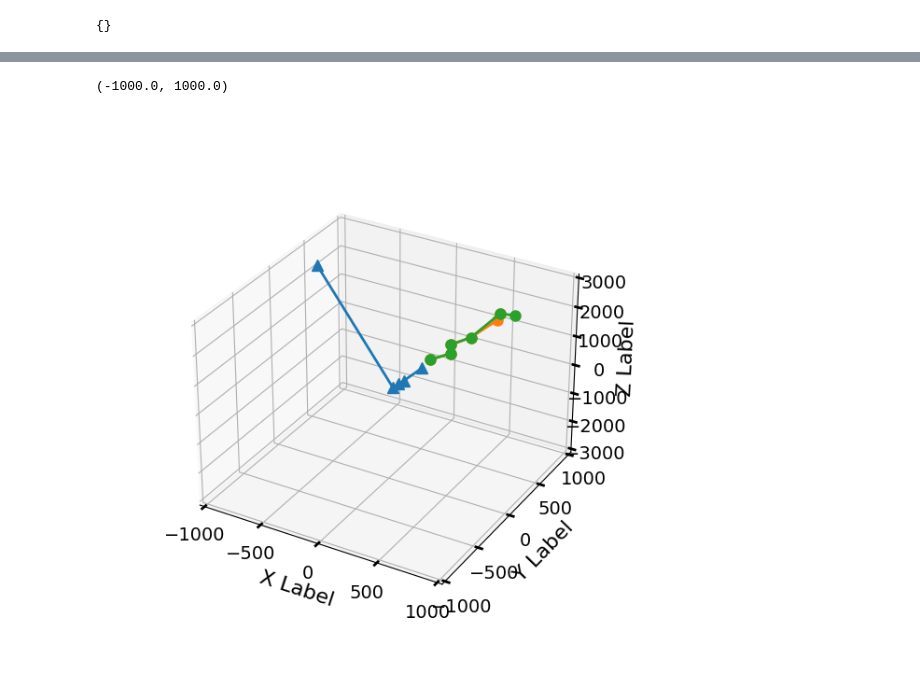
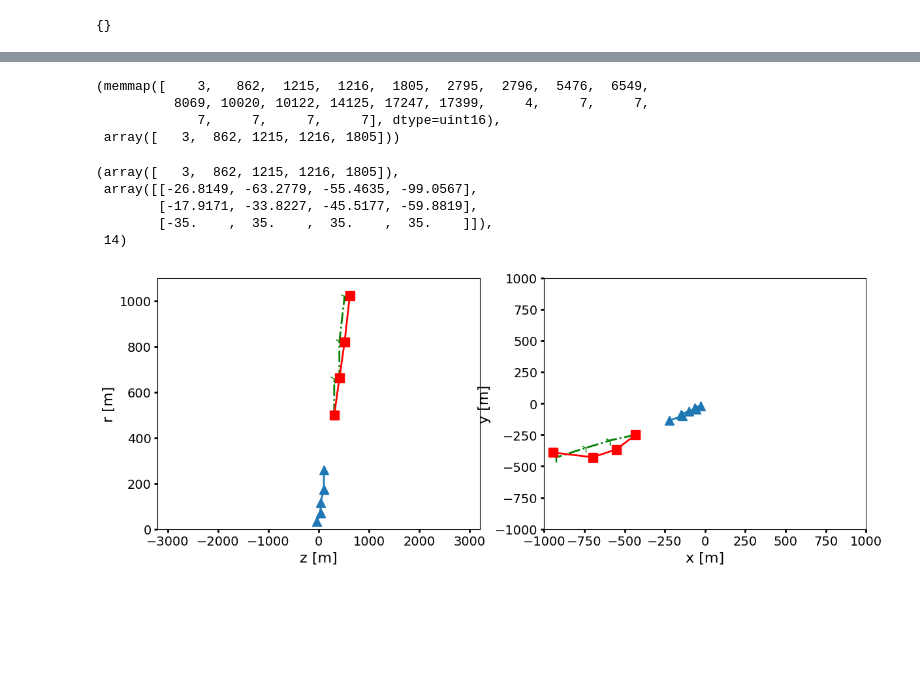
Before and after one commit to xju2/HEP-GPT, a Jupyter notebook: notebooks/Evaluation.ipynb, the cells around one changed output, grey strips where cells are left out. Drawn from its saved outputs; the diff is of its cells as text; code cells hidden in the pictures; blank space fills up the shorter version.

```diff
--- a/notebooks/Evaluation.ipynb
+++ b/notebooks/Evaluation.ipynb
@@ -158,2 +145,0 @@ detector[ (detector.volume_id == module_info[0]) & (detector.layer_id == module_
-# %%
-idx = 10921 - UNKNOWN_TOKEN - 1
@@ -165,31 +146,3 @@ module[["cx", "cy", "cz"]].tolist()
-# %%
-true_track = [10921, 11092, 11262, 11430, 18690, 18692]
-
-def get_position(module_ids):
-    array = np.array([detector.iloc[idx - UNKNOWN_TOKEN - 1][["cx", "cy", "cz"]].tolist() for idx in module_ids])
-    return array.T
-
-seed_positions = get_position(seeds)
-true_track_positions = get_position(true_track)
-generated_track = get_position([10921, 11092, 11262, 11430, 18692, 18693])
-# %%
-ax = plt.figure(figsize=(6,6)).add_subplot(projection='3d')
-
-ax.plot(seed_positions[0], seed_positions[1], seed_positions[2], marker='^', ms=8)
-ax.plot(true_track_positions[0], true_track_positions[1], true_track_positions[2], marker='o', ms=8)
-ax.plot(generated_track[0], generated_track[1], generated_track[2], marker='o', ms=8)
-
-
-ax.set_xlabel('X Label')
-ax.set_ylabel('Y Label')
-ax.set_zlabel('Z Label')
-
-ax.set_zlim(-3000, 3000)
-ax.set_ylim(-1000, 1000)
-ax.set_xlim(-1000, 1000)
-# %% [output]
-(-1000.0, 1000.0)
-[figure, removed]
 # %%
 def plot(ax1, ax2, track: np.ndarray, *args, **kwargs) -> None:
     """Plot a track from different views"""
@@ -212,9 +165,59 @@ def plot(ax1, ax2, track: np.ndarray, *args, **kwargs) -> None:
     ax1.set_xlabel("z [m]", fontsize=fontsize)
     ax1.set_ylabel("r [m]", fontsize=fontsize)
     ax1.tick_params(axis='both', which='major', labelsize=minorsize)
+    ax1.set_xlim(-3200, 3200)
+    ax1.set_ylim(0, 1100)
 
     # plot x vs y
     ax2.plot(x, y, *args, **kwargs)
     ax2.set_xlabel("x [m]", fontsize=fontsize)
     ax2.set_ylabel("y [m]", fontsize=fontsize)
     ax2.tick_params(axis='both', which='major', labelsize=minorsize)
+    ax2.set_xlim(-1000, 1000)
+    ax2.set_ylim(-1000, 1000)
+# %%
+true_track, seed_track
+# %% [output]
+(memmap([    3,   862,  1215,  1216,  1805,  2795,  2796,  5476,  6549,
+          8069, 10020, 10122, 14125, 17247, 17399,     4,     7,     7,
+             7,     7,     7,     7], dtype=uint16),
+ array([   3,  862, 1215, 1216, 1805]))
+# %%
+trk_idx = 27
+
+num_of_seed_hits = 7
+
+true_track = val_data[trk_idx * block_size: (trk_idx + 1) * block_size]
+seed_track = true_track[:num_of_seed_hits + 1].astype("int32")
+seed_tokens = torch.from_numpy(seed_track.reshape([1, -1])).to("cuda")
+
+
+
+def get_position(module_ids):
+    array = np.array([detector.iloc[idx - UNKNOWN_TOKEN - 1][["cx", "cy", "cz"]].values.tolist() for idx in module_ids if idx > UNKNOWN_TOKEN])
+    return array.T
+
+seed_positions = get_position(seed_track)
+true_track_positions = get_position(true_track)
+# %%
+seed_track, seed_positions, len([x for x in true_track if x > UNKNOWN_TOKEN])
+# %% [output]
+(array([   3,  862, 1215, 1216, 1805]),
+ array([[-26.8149, -63.2779, -55.4635, -99.0567],
+        [-17.9171, -33.8227, -45.5177, -59.8819],
+        [-35.    ,  35.    ,  35.    ,  35.    ]]),
+ 14)
+# %%
+fig = plt.figure(figsize=(14, 5))
+ax1 = fig.add_subplot(121)
+ax2 = fig.add_subplot(122)
+plot(ax1, ax2, seed_positions, '-^', ms=10, label="seed")
+plot(ax1, ax2, true_track_positions[:, num_of_seed_hits + 1:], 'g-.1', ms=10, label="truth")
+
+
+sim_track = model.generate(seed_tokens, block_size - num_of_seed_hits - 1).cpu().numpy()[0]
+sim_track_positions = get_position(sim_track)
+
+plot(ax1, ax2, sim_track_positions[:, num_of_seed_hits + 1:], 'r-s', ms=10, label="prediction")
+# %% [output]
+[figure, added]
```
Also changed, not shown: parts of 36 cells of this notebook, 1 other file.
